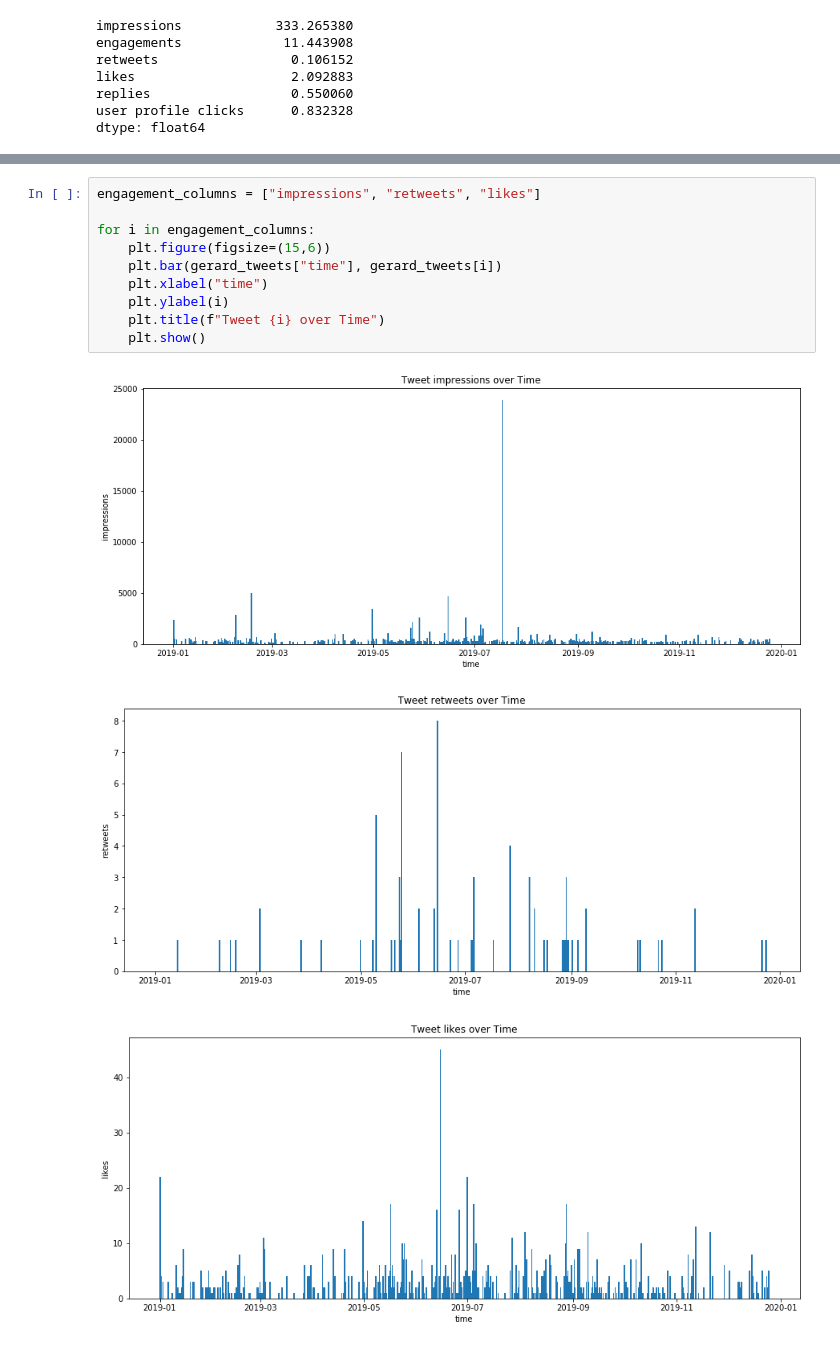
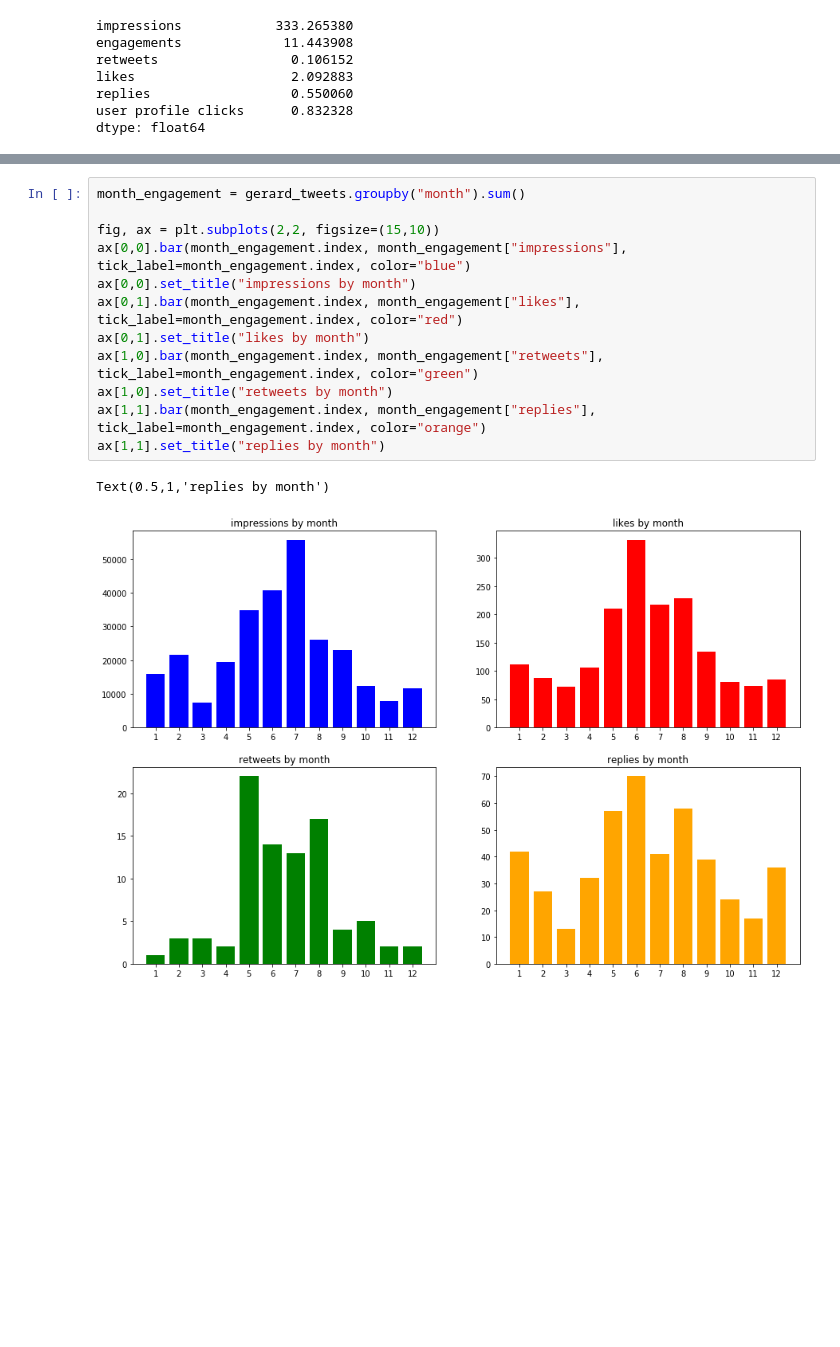
Before and after one commit to gtieng/twitter_analytics, a Jupyter notebook: main.ipynb, the cells around one changed output, grey strips where cells are left out. Cells and saved outputs as stored; diff of their text form; blank space fills up the shorter version.

```diff
--- a/main.ipynb
+++ b/main.ipynb
@@ -159,14 +117,15 @@ gerard_tweets.sort_values("retweets", ascending=False).head(10)
-# %%
-engagement_columns = ["impressions", "retweets", "likes"]
-
-for i in engagement_columns:
-    plt.figure(figsize=(15,6))
-    plt.bar(gerard_tweets["time"], gerard_tweets[i])
-    plt.xlabel("time")
-    plt.ylabel(i)
-    plt.title(f"Tweet {i} over Time")
-    plt.show()
-# %% [output]
-[figure, removed]
-[figure, removed]
-[figure, removed]
+# %%
+month_engagement = gerard_tweets.groupby("month").sum()
+
+fig, ax = plt.subplots(2,2, figsize=(15,10))
+ax[0,0].bar(month_engagement.index, month_engagement["impressions"], tick_label=month_engagement.index, color="blue")
+ax[0,0].set_title("impressions by month")
+ax[0,1].bar(month_engagement.index, month_engagement["likes"], tick_label=month_engagement.index, color="red")
+ax[0,1].set_title("likes by month")
+ax[1,0].bar(month_engagement.index, month_engagement["retweets"], tick_label=month_engagement.index, color="green")
+ax[1,0].set_title("retweets by month")
+ax[1,1].bar(month_engagement.index, month_engagement["replies"], tick_label=month_engagement.index, color="orange")
+ax[1,1].set_title("replies by month")
+# %% [output]
+Text(0.5,1,'replies by month')
+[figure, added]
```
Also changed, not shown: parts of 6 cells of this notebook.
